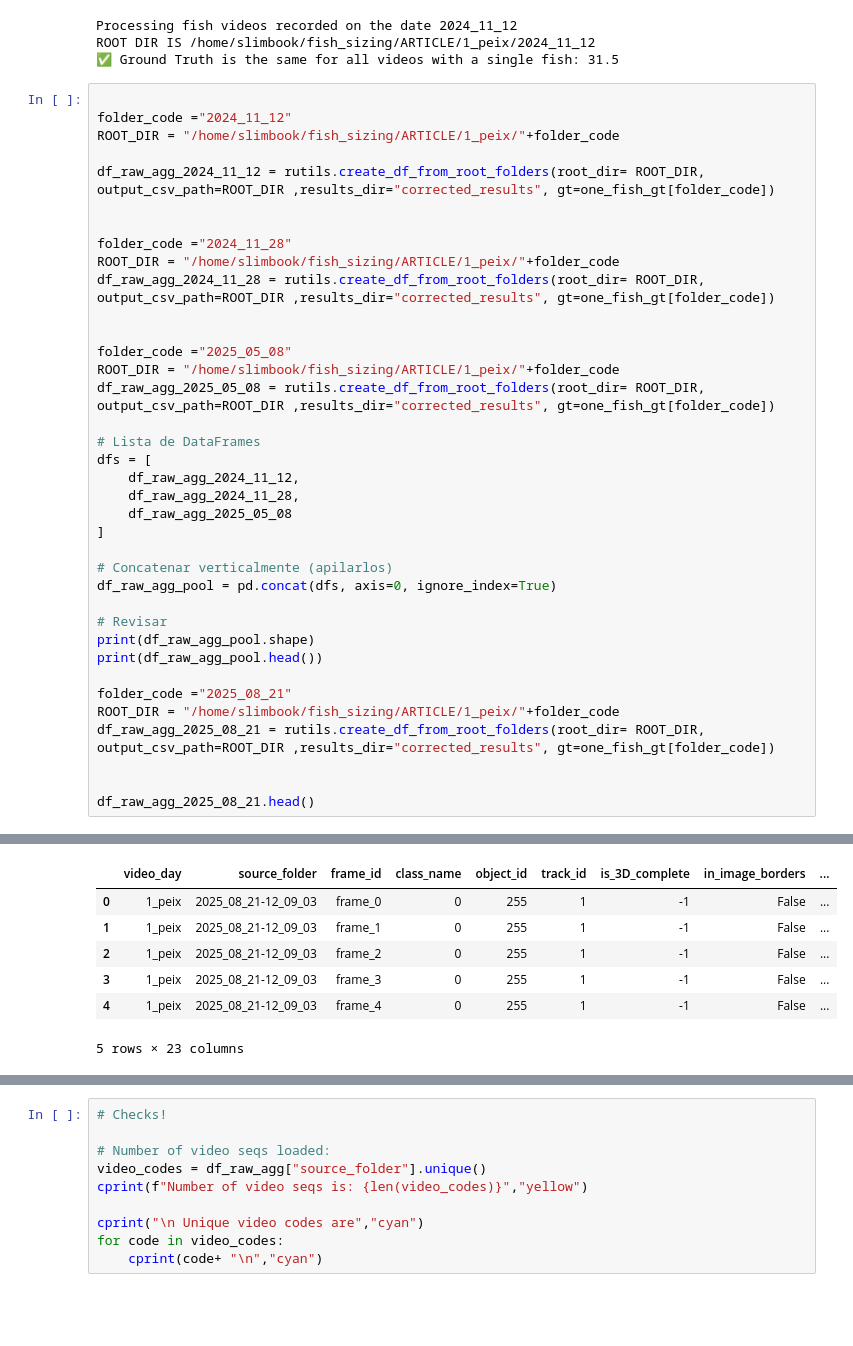
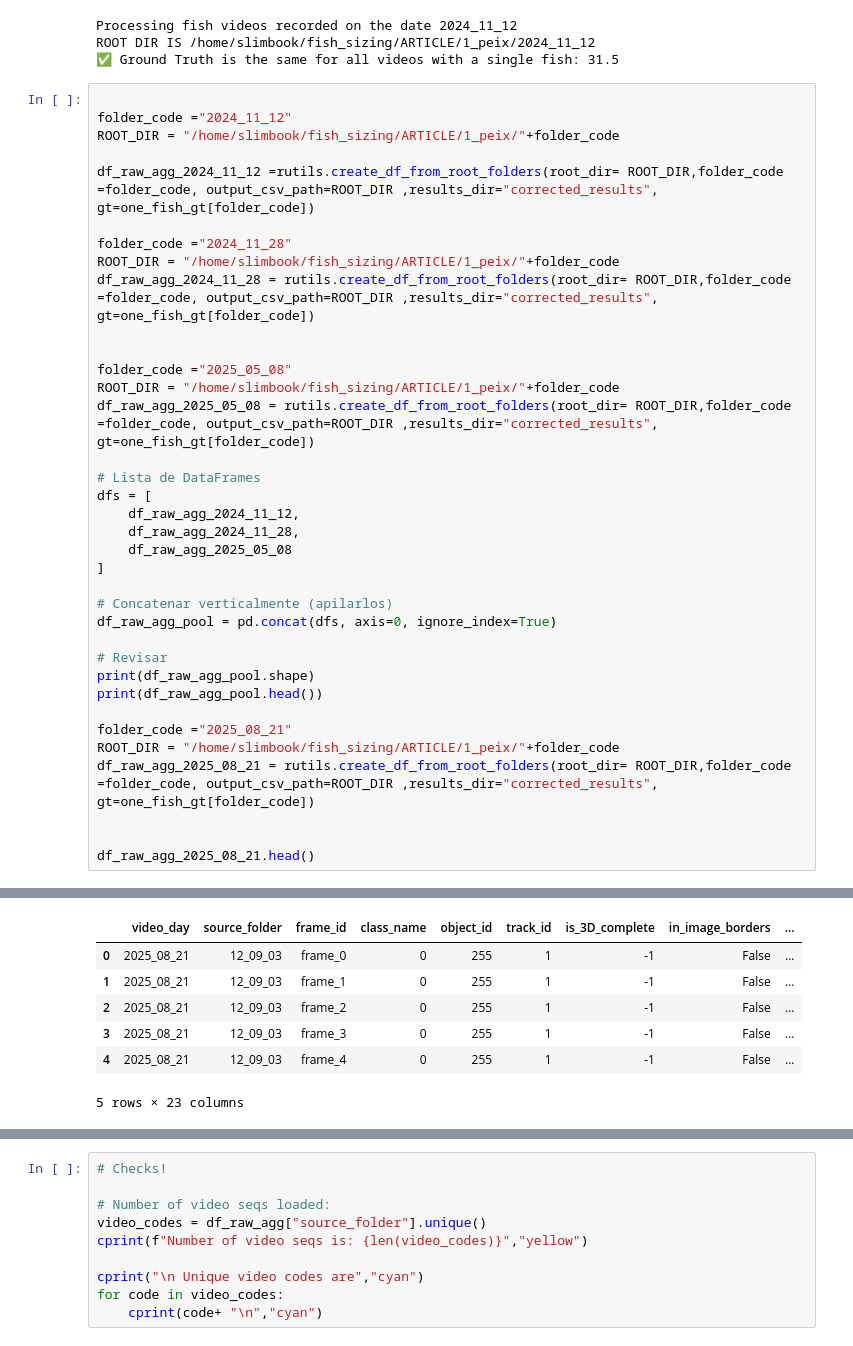
Before and after one commit to Caterina1996/fish_sizing, a Jupyter notebook: scripts/results_analysis/results_analysis.ipynb, the cells around one changed output, grey strips where cells are left out. Cells and saved outputs as stored; diff of their text form; blank space fills up the shorter version.

Commit message:
loop 1 fish wip

```diff
--- a/scripts/results_analysis/results_analysis.ipynb
+++ b/scripts/results_analysis/results_analysis.ipynb
@@ -48,17 +48,16 @@ ROOT DIR IS /home/slimbook/fish_sizing/ARTICLE/1_peix/2024_11_12
 folder_code ="2024_11_12"
 ROOT_DIR = "/home/slimbook/fish_sizing/ARTICLE/1_peix/"+folder_code
 
-df_raw_agg_2024_11_12 = rutils.create_df_from_root_folders(root_dir= ROOT_DIR, output_csv_path=ROOT_DIR ,results_dir="corrected_results", gt=one_fish_gt[folder_code])
-
+df_raw_agg_2024_11_12 =rutils.create_df_from_root_folders(root_dir= ROOT_DIR,folder_code =folder_code, output_csv_path=ROOT_DIR ,results_dir="corrected_results", gt=one_fish_gt[folder_code])
 
 folder_code ="2024_11_28"
 ROOT_DIR = "/home/slimbook/fish_sizing/ARTICLE/1_peix/"+folder_code
-df_raw_agg_2024_11_28 = rutils.create_df_from_root_folders(root_dir= ROOT_DIR, output_csv_path=ROOT_DIR ,results_dir="corrected_results", gt=one_fish_gt[folder_code])
+df_raw_agg_2024_11_28 = rutils.create_df_from_root_folders(root_dir= ROOT_DIR,folder_code =folder_code, output_csv_path=ROOT_DIR ,results_dir="corrected_results", gt=one_fish_gt[folder_code])
 
 
 folder_code ="2025_05_08"
 ROOT_DIR = "/home/slimbook/fish_sizing/ARTICLE/1_peix/"+folder_code
-df_raw_agg_2025_05_08 = rutils.create_df_from_root_folders(root_dir= ROOT_DIR, output_csv_path=ROOT_DIR ,results_dir="corrected_results", gt=one_fish_gt[folder_code])
+df_raw_agg_2025_05_08 = rutils.create_df_from_root_folders(root_dir= ROOT_DIR,folder_code =folder_code, output_csv_path=ROOT_DIR ,results_dir="corrected_results", gt=one_fish_gt[folder_code])
 
 # Lista de DataFrames
 dfs = [
@@ -76,7 +75,7 @@ print(df_raw_agg_pool.head())
 
 folder_code ="2025_08_21"
 ROOT_DIR = "/home/slimbook/fish_sizing/ARTICLE/1_peix/"+folder_code
-df_raw_agg_2025_08_21 = rutils.create_df_from_root_folders(root_dir= ROOT_DIR, output_csv_path=ROOT_DIR ,results_dir="corrected_results", gt=one_fish_gt[folder_code])
+df_raw_agg_2025_08_21 = rutils.create_df_from_root_folders(root_dir= ROOT_DIR,folder_code =folder_code, output_csv_path=ROOT_DIR ,results_dir="corrected_results", gt=one_fish_gt[folder_code])
 
 
 df_raw_agg_2025_08_21.head()
@@ -101,9 +100,9 @@ FOLDER CODE IS:  2025_08_21-12_07_31
 |  | video_day | source_folder | frame_id | class_name | object_id | track_id | is_3D_complete | in_image_borders | ... |
-| 0 | 1_peix | 2025_08_21-12_09_03 | frame_0 | 0 | 255 | 1 | -1 | False | ... |
-| 1 | 1_peix | 2025_08_21-12_09_03 | frame_1 | 0 | 255 | 1 | -1 | False | ... |
-| 2 | 1_peix | 2025_08_21-12_09_03 | frame_2 | 0 | 255 | 1 | -1 | False | ... |
-| 3 | 1_peix | 2025_08_21-12_09_03 | frame_3 | 0 | 255 | 1 | -1 | False | ... |
-| 4 | 1_peix | 2025_08_21-12_09_03 | frame_4 | 0 | 255 | 1 | -1 | False | ... |
+| 0 | 2025_08_21 | 12_09_03 | frame_0 | 0 | 255 | 1 | -1 | False | ... |
+| 1 | 2025_08_21 | 12_09_03 | frame_1 | 0 | 255 | 1 | -1 | False | ... |
+| 2 | 2025_08_21 | 12_09_03 | frame_2 | 0 | 255 | 1 | -1 | False | ... |
+| 3 | 2025_08_21 | 12_09_03 | frame_3 | 0 | 255 | 1 | -1 | False | ... |
+| 4 | 2025_08_21 | 12_09_03 | frame_4 | 0 | 255 | 1 | -1 | False | ... |
 5 rows × 23 columns
 # %%
 
```
Also changed, not shown: parts of 5 cells of this notebook, 1 other file.
